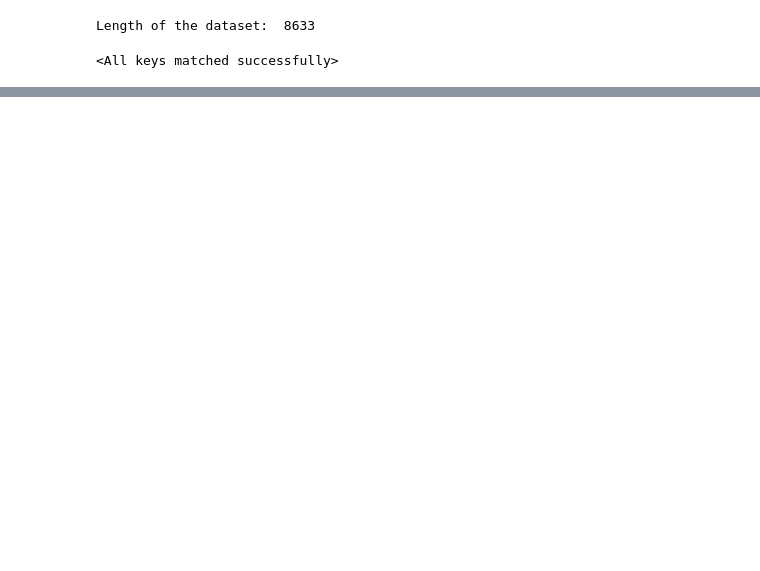
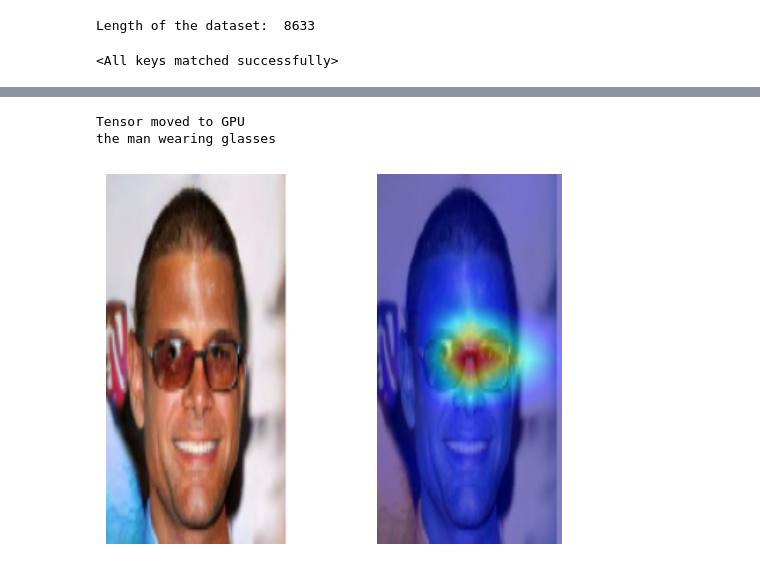
Before and after one commit to QM-IPAlab/LaVA-Man, a Jupyter notebook: vis.ipynb, the cells around one changed output, grey strips where cells are left out. Cells and saved outputs as stored; diff of their text form; code cells hidden in the pictures; blank space fills up the shorter version.

```diff
--- a/vis.ipynb
+++ b/vis.ipynb
@@ -128,0 +158,43 @@ move the pink ring to the middle of the stand
+# %%
+import torch
+from torchvision import transforms
+from PIL import Image
+def load_image_to_tensor(image_path):
+    """
+    Load an image from the specified path and convert it to a PyTorch tensor.
+
+    Args:
+        image_path (str): The path to the image file.
+
+    Returns:
+        torch.Tensor: The image converted to a PyTorch tensor.
+    """
+    # Define the transform to convert the image to a tensor
+    transform = transforms.Compose([
+        transforms.Resize((320, 160)),
+        transforms.ToTensor()
+    ])
+
+    # Load the image
+    image = Image.open(image_path)
+
+    # Apply the transform to the image
+    image_tensor = transform(image)
+
+    # Optional: Move the tensor to GPU if available
+    if torch.cuda.is_available():
+        image_tensor = image_tensor.to('cuda')
+        print('Tensor moved to GPU')
+
+    return image_tensor
+# %%
+img_input = load_image_to_tensor('/jmain02/home/J2AD007/txk47/cxz00-txk47/cliport/glasses.png')
+img_input = img_input.unsqueeze(0)
+input_lang = input()
+lang_processed =generate_token(text_processor, input_lang, device)
+relevance = model.show_relevance_map(img_input,lang_processed)
+show_image_relevance(relevance, img_input)
+# %% [output]
+Tensor moved to GPU
+the man wearing glasses
+[figure, added]
```
Also changed, not shown: parts of 9 cells of this notebook, 33 other files.
